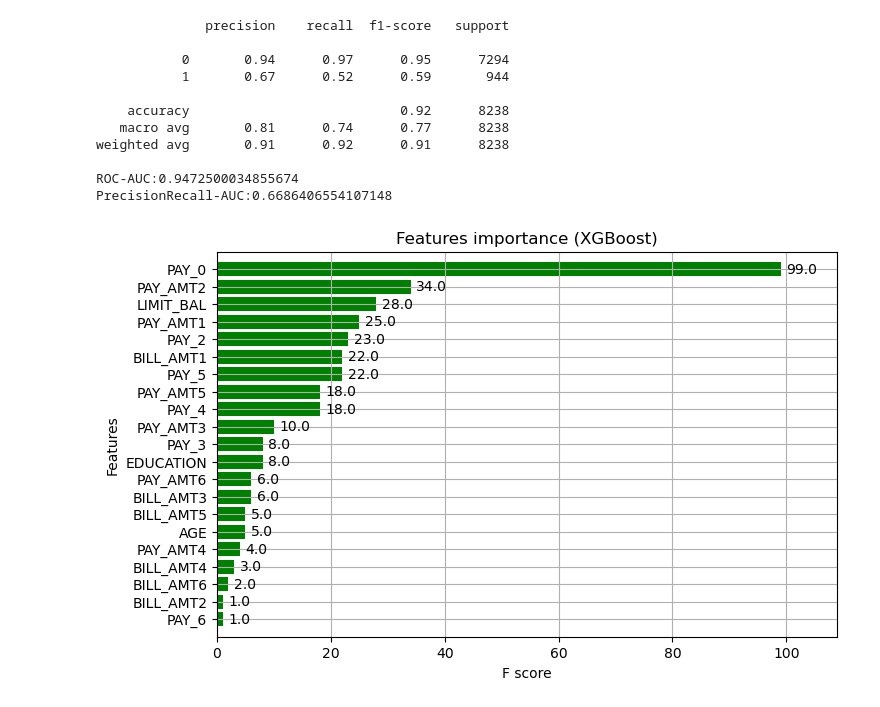
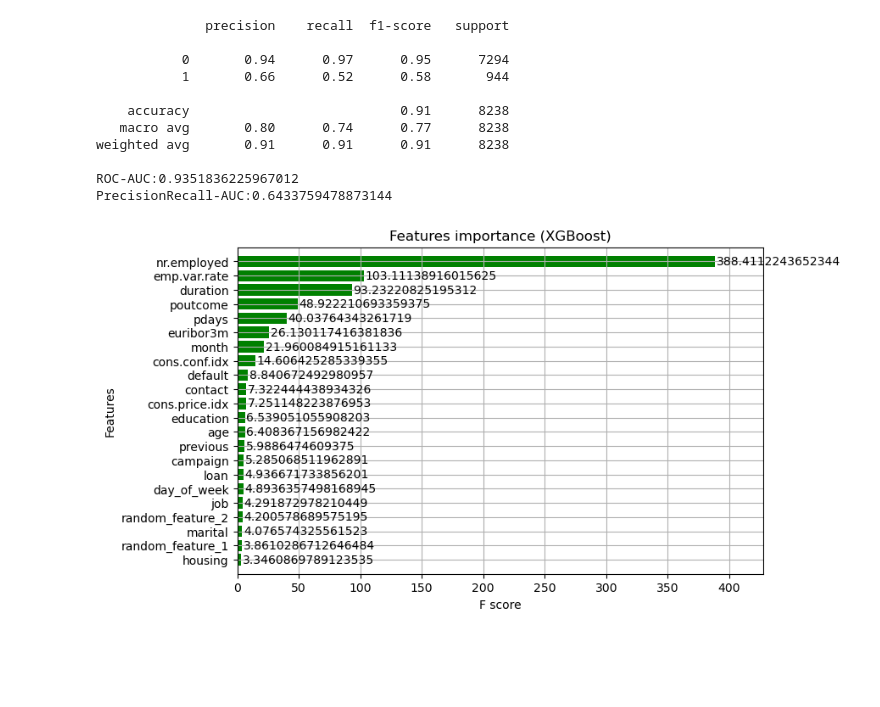
Before and after one commit to VRM1/PytorchRecipes, a Jupyter notebook: Examples/XGB.ipynb, the cells around one changed output. Saved outputs shown, nothing was run; the diff lists cells and outputs as text; code cells hidden in the pictures; blank space fills up the shorter version.

```diff
--- a/Examples/XGB.ipynb
+++ b/Examples/XGB.ipynb
@@ -41,16 +39,17 @@ import os
 lukup = {'defaultCredit':'default.payment.next.month', 'bank':'y'}
 name = 'bank'
 label = lukup[name]
-fold = 1
+fold = 2
 train_df = pd.read_csv('/home/vineeth/Documents/GitWorkSpace/PytorchRecipes/TabularDataModels/Dataset/{}/fold{}/train/data.csv'.format(name, fold))
 valid_df = pd.read_csv('/home/vineeth/Documents/GitWorkSpace/PytorchRecipes/TabularDataModels/Dataset/{}/fold{}/valid/data.csv'.format(name, fold))
 test_df = pd.read_csv('/home/vineeth/Documents/GitWorkSpace/PytorchRecipes/TabularDataModels/Dataset/{}/fold{}/test/data.csv'.format(name, fold))
 train_label, valid_label, test_label = train_df[label], valid_df[label], test_df[label]
 train_df, valid_df, test_df = train_df.drop(label, axis=1), valid_df.drop(label, axis=1), test_df.drop(label, axis=1)
+numerical_feat = top_f
 # numerical_feat = pd.read_csv('/home/vineeth/Documents/GitWorkSpace/PytorchRecipes/TabularDataModels/Dataset/{}/numerical_clms.csv'.format(name)).columns
-# train_df = train_df[numerical_feat]
-# valid_df = valid_df[numerical_feat]
-# test_df = test_df[numerical_feat]
-predictors = train_df.columns
+train_df = train_df[numerical_feat]
+valid_df = valid_df[numerical_feat]
+test_df = test_df[numerical_feat]
+predictors = list(train_df.columns)
 train_df.head()
 # %% [output]
@@ -122,17 +122,17 @@ print("PrecisionRecall-AUC:{}".format(average_precision_score(test_label.values.
               precision    recall  f1-score   support
 
            0       0.94      0.97      0.95      7294
-           1       0.67      0.52      0.59       944
+           1       0.66      0.52      0.58       944
 
-    accuracy                           0.92      8238
-   macro avg       0.81      0.74      0.77      8238
-weighted avg       0.91      0.92      0.91      8238
+    accuracy                           0.91      8238
+   macro avg       0.80      0.74      0.77      8238
+weighted avg       0.91      0.91      0.91      8238
 
-ROC-AUC:0.9472500034855674
-PrecisionRecall-AUC:0.6686406554107148
+ROC-AUC:0.9351836225967012
+PrecisionRecall-AUC:0.6433759478873144
 # %%
 fig, (ax) = plt.subplots(ncols=1, figsize=(8,5))
-xgb.plot_importance(model, height=0.8, title="Features importance (XGBoost)", ax=ax, color="green")
+xgb.plot_importance(model, height=0.8, title="Features importance (XGBoost)", ax=ax, color="green", importance_type='gain')
 plt.show()
 # %% [output]
-[figure, old version]
+[figure, new version]
```
Also changed, not shown: parts of 5 cells of this notebook, 11 other files.
